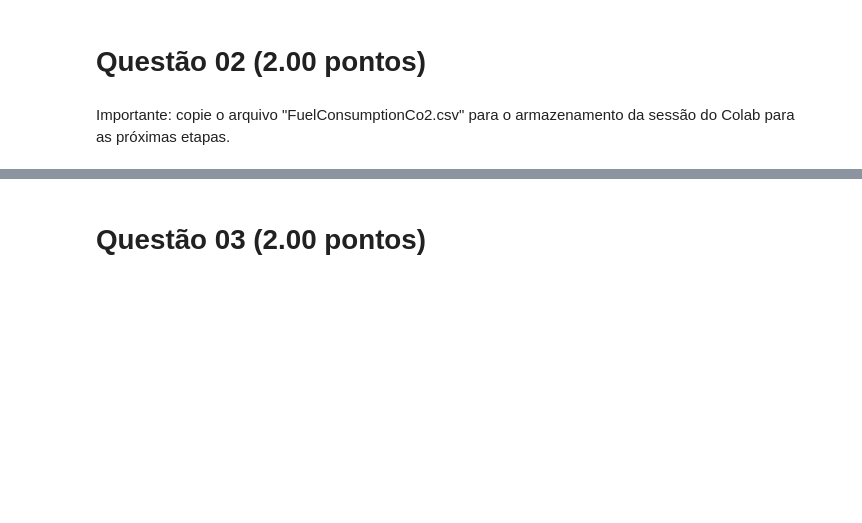
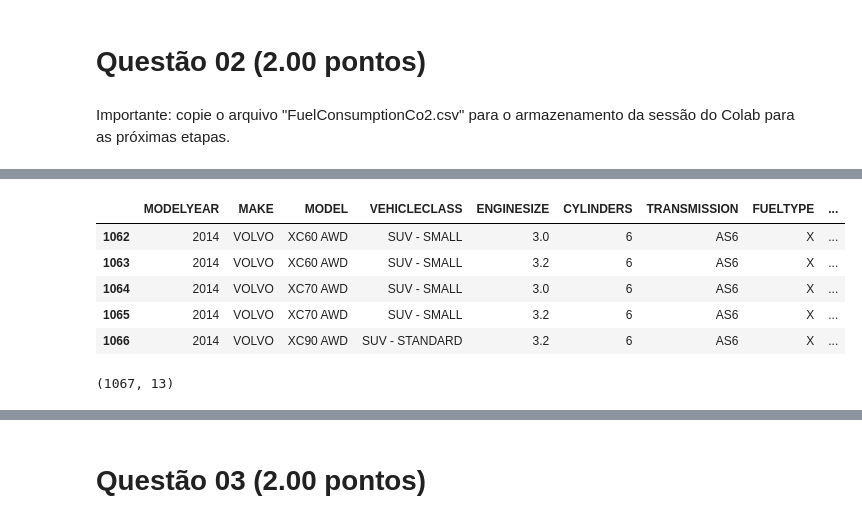
Before and after one commit to Santlago/FIAP, a Jupyter notebook: IACTBT/cp1-2/Checkpoint_01_AI_&_Chatbot_1TDSPK_I_M.ipynb, the cells around one changed output, grey strips where cells are left out. Cells and saved outputs as stored; diff of their text form; code cells hidden in the pictures; blank space fills up the shorter version.

```diff
--- a/IACTBT/cp1-2/Checkpoint_01_AI_&_Chatbot_1TDSPK_I_M.ipynb
+++ b/IACTBT/cp1-2/Checkpoint_01_AI_&_Chatbot_1TDSPK_I_M.ipynb
@@ -84,6 +104,17 @@ Importante: copie o arquivo "FuelConsumptionCo2.csv" para o armazenamento da ses
 # %%
 # Visualize as últimas linhas:
+df.tail()
+# %% [output]
+|  | MODELYEAR | MAKE | MODEL | VEHICLECLASS | ENGINESIZE | CYLINDERS | TRANSMISSION | FUELTYPE | ... |
+| 1062 | 2014 | VOLVO | XC60 AWD | SUV - SMALL | 3.0 | 6 | AS6 | X | ... |
+| 1063 | 2014 | VOLVO | XC60 AWD | SUV - SMALL | 3.2 | 6 | AS6 | X | ... |
+| 1064 | 2014 | VOLVO | XC70 AWD | SUV - SMALL | 3.0 | 6 | AS6 | X | ... |
+| 1065 | 2014 | VOLVO | XC70 AWD | SUV - SMALL | 3.2 | 6 | AS6 | X | ... |
+| 1066 | 2014 | VOLVO | XC90 AWD | SUV - STANDARD | 3.2 | 6 | AS6 | X | ... |
 # %%
 # Quantas linhas e quantas colunas o dataset possui?
+df.shape
+# %% [output]
+(1067, 13)
 # %%
 # Quais tipos de variáveis o dataset possui?
```
Also changed, not shown: parts of 26 cells of this notebook.
